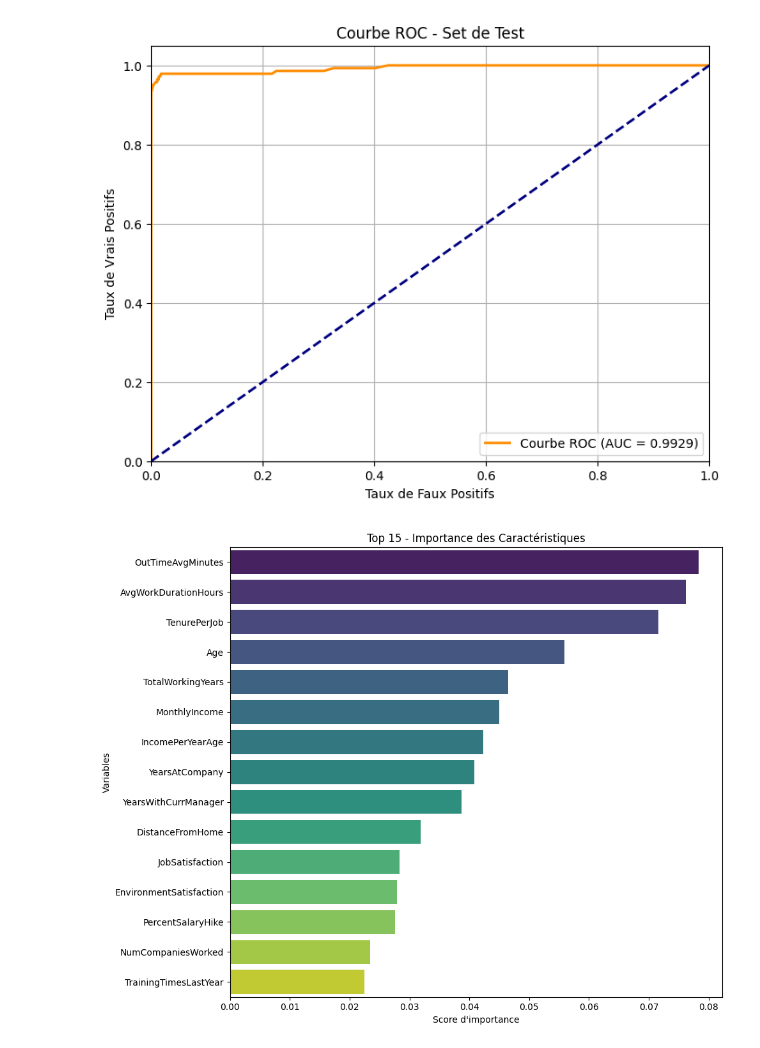
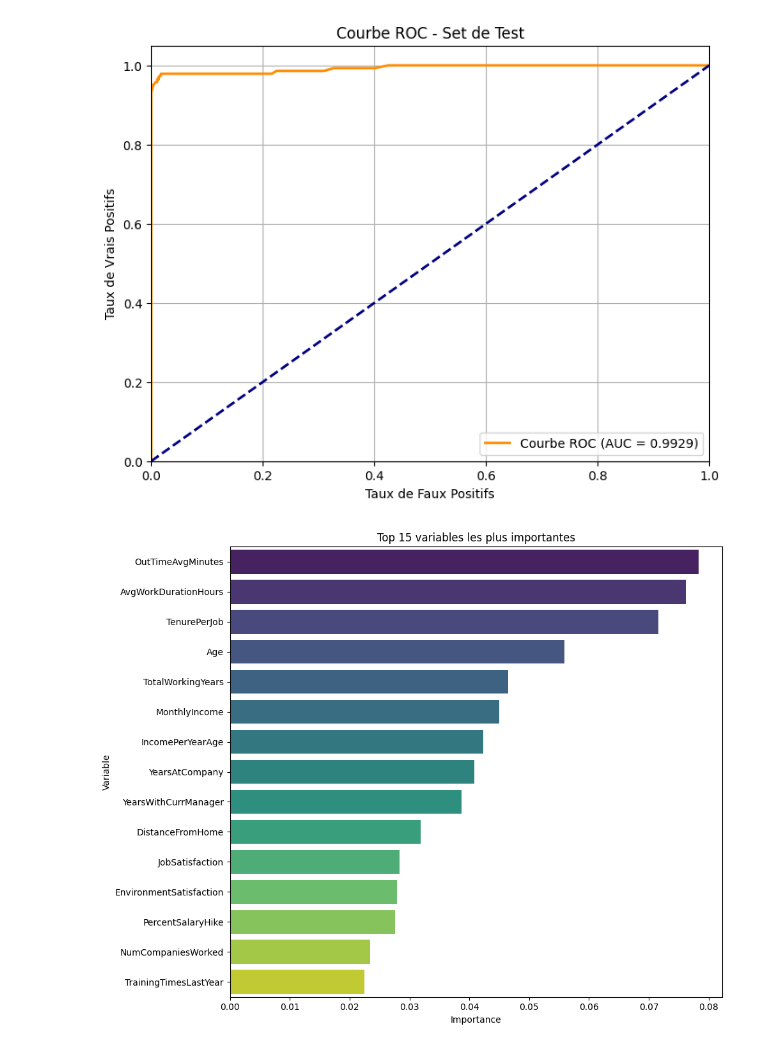
Before and after one commit to Vore667/HumanForYou, a Jupyter notebook: projet_ia-v2.ipynb, the cells around one changed output. Drawn from its saved outputs; the diff is of its cells as text; code cells hidden in the pictures.

```diff
--- a/projet_ia-v2.ipynb
+++ b/projet_ia-v2.ipynb
@@ -230,9 +224,11 @@ Doublons exacts supprimés: 0
 # %% [markdown]
 ## Encodage des variables catégorielles
 # %%
-features_to_encode = ['BusinessTravel','Department',
-                      'EducationField','JobRole', 'MaritalStatus'
+features_to_encode = [
+    'BusinessTravel', 'Department', 'EducationField', 'JobRole', 'MaritalStatus'
 ]
 encoded = pd.get_dummies(df_general[features_to_encode], drop_first=True)
-print(encoded)
+
+print(f"Variables catégorielles encodées: {encoded.shape[1]}")
+print(encoded.head())
 # %% [output]
@@ -671,22 +661,29 @@ plt.show()
 Score ROC AUC: 0.9929
 [figure]
 # %%
-# Importance des Caractéristiques du Meilleur Modèle (XGBoost)
+# Importance des variables du modèle retenu
 importances = best_model.feature_importances_
 feature_names = multi_train_X_scaled.columns
 
 feat_imp_df = pd.DataFrame({
     'Feature': feature_names,
-    'Importance': importances
+    'Importance': importances,
 }).sort_values(by='Importance', ascending=False)
 
 plt.figure(figsize=(10, 8))
-sns.barplot(x='Importance', y='Feature', hue='Feature', data=feat_imp_df.head(15), palette='viridis', legend=False)
-plt.title('Top 15 - Importance des Caractéristiques')
-plt.xlabel("Score d'importance")
-plt.ylabel('Variables')
+sns.barplot(
+    x='Importance',
+    y='Feature',
+    hue='Feature',
+    data=feat_imp_df.head(15),
+    palette='viridis',
+    legend=False,
+)
+plt.title('Top 15 variables les plus importantes')
+plt.xlabel("Importance")
+plt.ylabel('Variable')
 plt.tight_layout()
 plt.show()
 # %% [output]
-[figure, old version]
+[figure, new version]
 # %%
```
Also changed, not shown: parts of 7 cells of this notebook.
